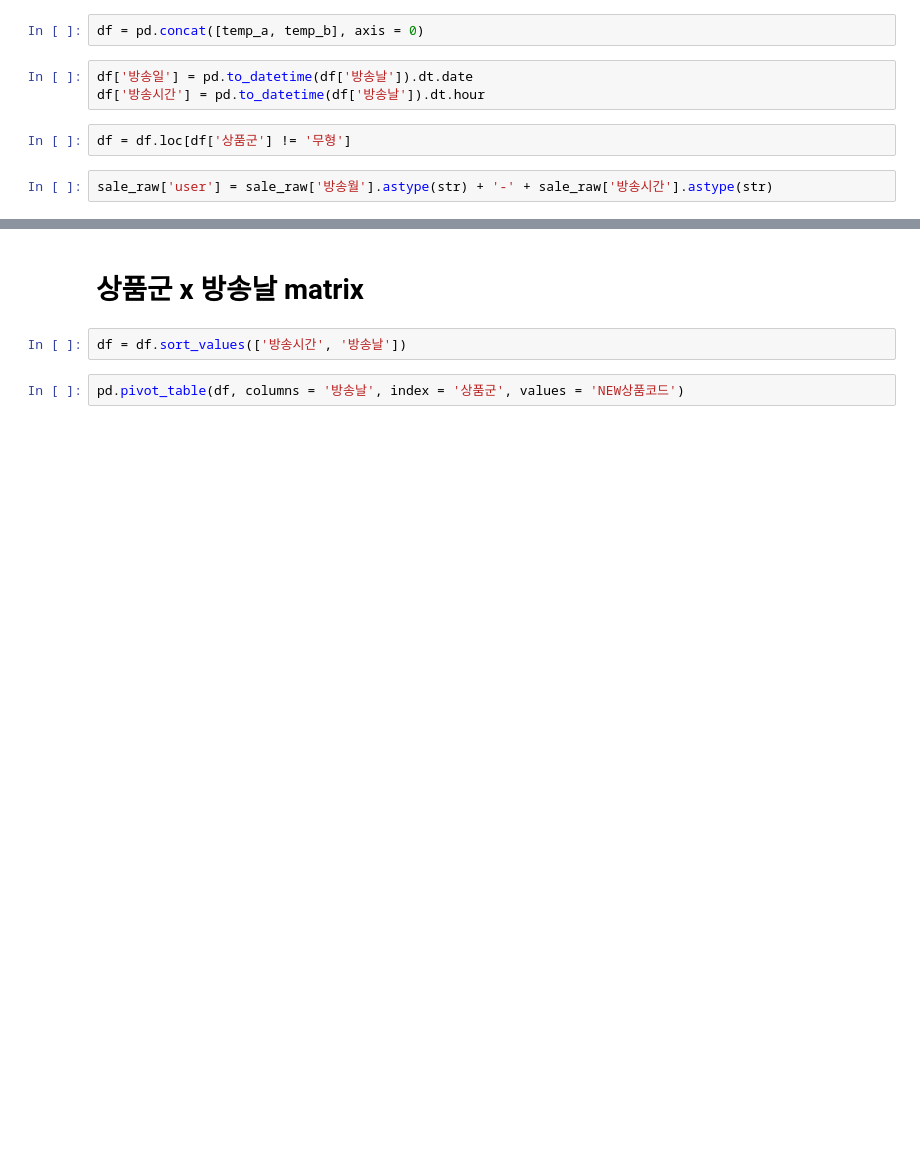
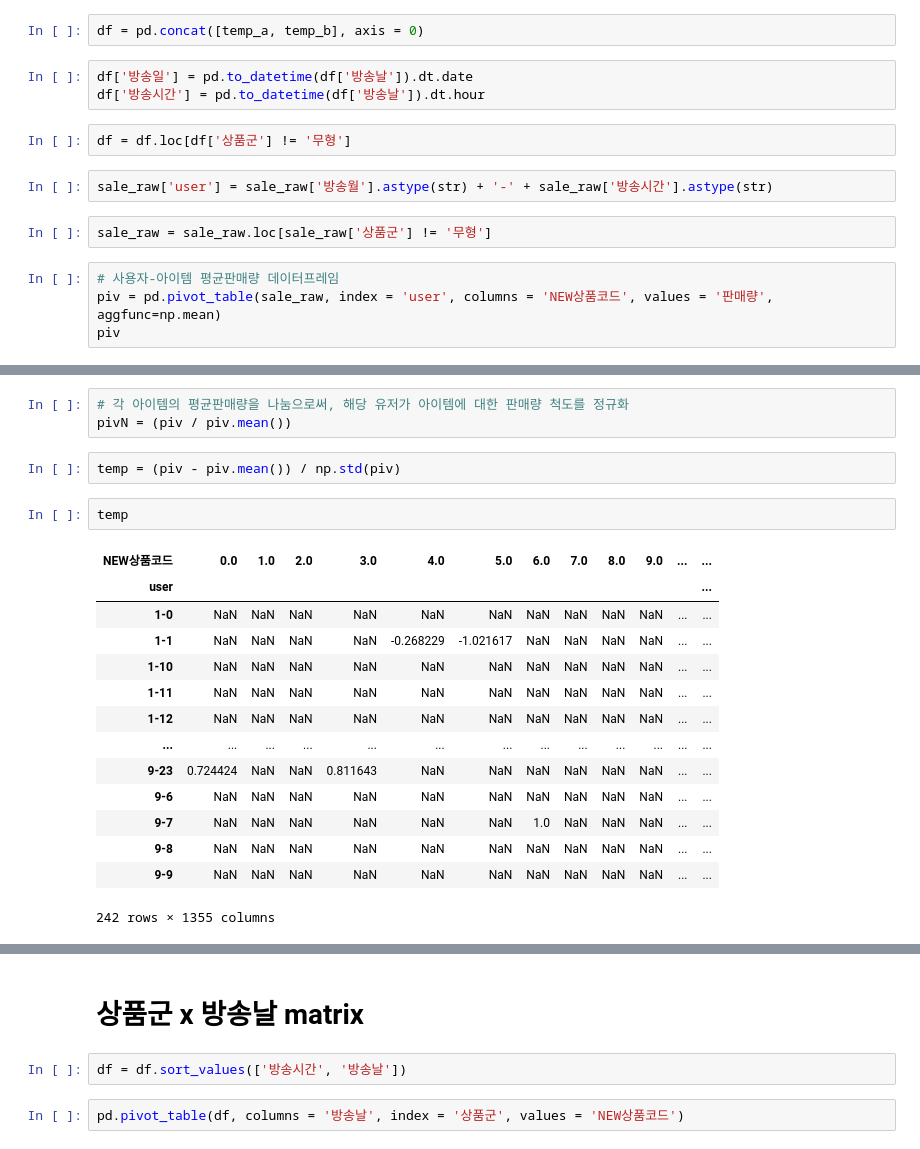
Before and after one commit to cryingjin/Shopping_GG, a Jupyter notebook: 3. Modeling/0913_recommendation.ipynb, the cells around one changed output, grey strips where cells are left out. Cells and saved outputs as stored; diff of their text form; blank space fills up the shorter version.

```diff
--- a/3. Modeling/0913_recommendation.ipynb
+++ b/3. Modeling/0913_recommendation.ipynb
@@ -86,3 +244,9 @@ df['방송시간'] = pd.to_datetime(df['방송날']).dt.hour
 df = df.loc[df['상품군'] != '무형']
 # %%
 sale_raw['user'] = sale_raw['방송월'].astype(str) + '-' + sale_raw['방송시간'].astype(str)
+# %%
+sale_raw = sale_raw.loc[sale_raw['상품군'] != '무형']
+# %%
+# 사용자-아이템 평균판매량 데이터프레임
+piv = pd.pivot_table(sale_raw, index = 'user', columns = 'NEW상품코드', values = '판매량', aggfunc=np.mean)
+piv
@@ -88,0 +268,22 @@ sale_raw['user'] = sale_raw['방송월'].astype(str) + '-' + sale_raw['방송시
+# %%
+# 각 아이템의 평균판매량을 나눔으로써, 해당 유저가 아이템에 대한 판매량 척도를 정규화
+pivN = (piv / piv.mean())
+# %%
+temp = (piv - piv.mean()) / np.std(piv)
+# %%
+temp
+# %% [output]
+| NEW상품코드 | 0.0 | 1.0 | 2.0 | 3.0 | 4.0 | 5.0 | 6.0 | 7.0 | 8.0 | 9.0 | ... | ... |
+| user |  |  |  |  |  |  |  |  |  |  |  | ... |
+| 1-0 | NaN | NaN | NaN | NaN | NaN | NaN | NaN | NaN | NaN | NaN | ... | ... |
+| 1-1 | NaN | NaN | NaN | NaN | -0.268229 | -1.021617 | NaN | NaN | NaN | NaN | ... | ... |
+| 1-10 | NaN | NaN | NaN | NaN | NaN | NaN | NaN | NaN | NaN | NaN | ... | ... |
+| 1-11 | NaN | NaN | NaN | NaN | NaN | NaN | NaN | NaN | NaN | NaN | ... | ... |
+| 1-12 | NaN | NaN | NaN | NaN | NaN | NaN | NaN | NaN | NaN | NaN | ... | ... |
+| ... | ... | ... | ... | ... | ... | ... | ... | ... | ... | ... | ... | ... |
+| 9-23 | 0.724424 | NaN | NaN | 0.811643 | NaN | NaN | NaN | NaN | NaN | NaN | ... | ... |
+| 9-6 | NaN | NaN | NaN | NaN | NaN | NaN | NaN | NaN | NaN | NaN | ... | ... |
+| 9-7 | NaN | NaN | NaN | NaN | NaN | NaN | 1.0 | NaN | NaN | NaN | ... | ... |
+| 9-8 | NaN | NaN | NaN | NaN | NaN | NaN | NaN | NaN | NaN | NaN | ... | ... |
+| 9-9 | NaN | NaN | NaN | NaN | NaN | NaN | NaN | NaN | NaN | NaN | ... | ... |
+242 rows × 1355 columns
```
Also changed, not shown: parts of 40 cells of this notebook, 3 other files.
